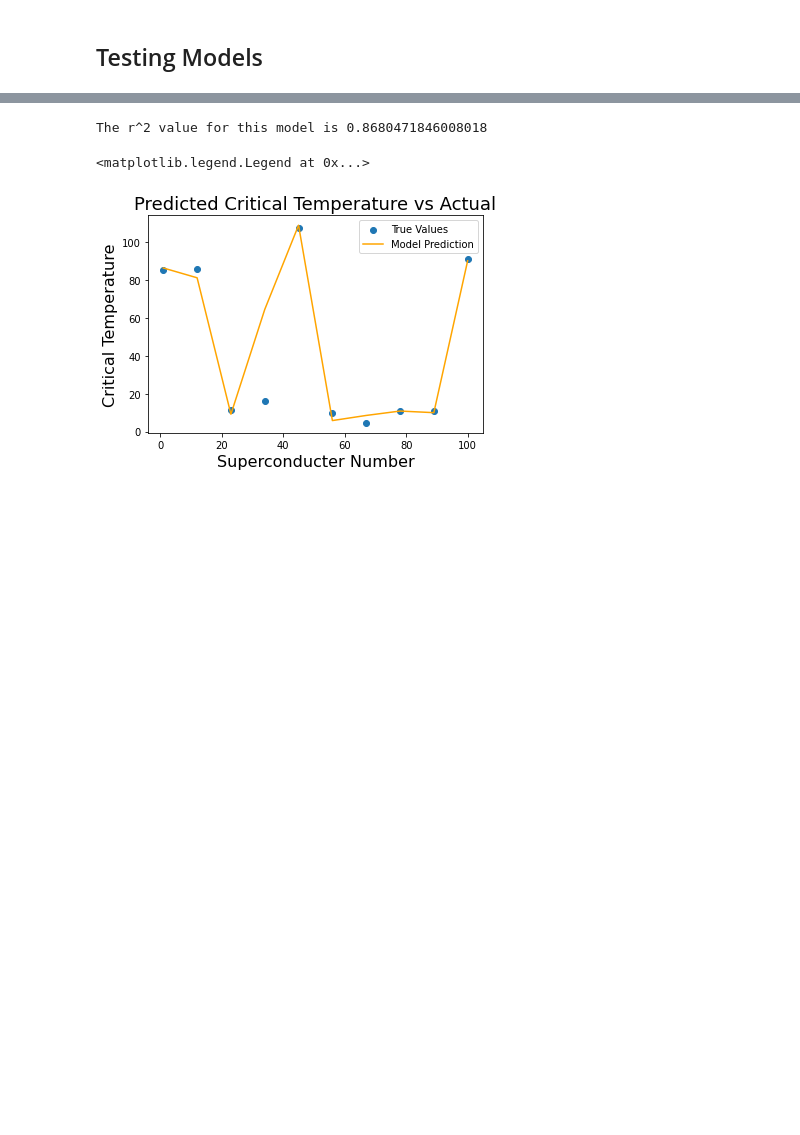
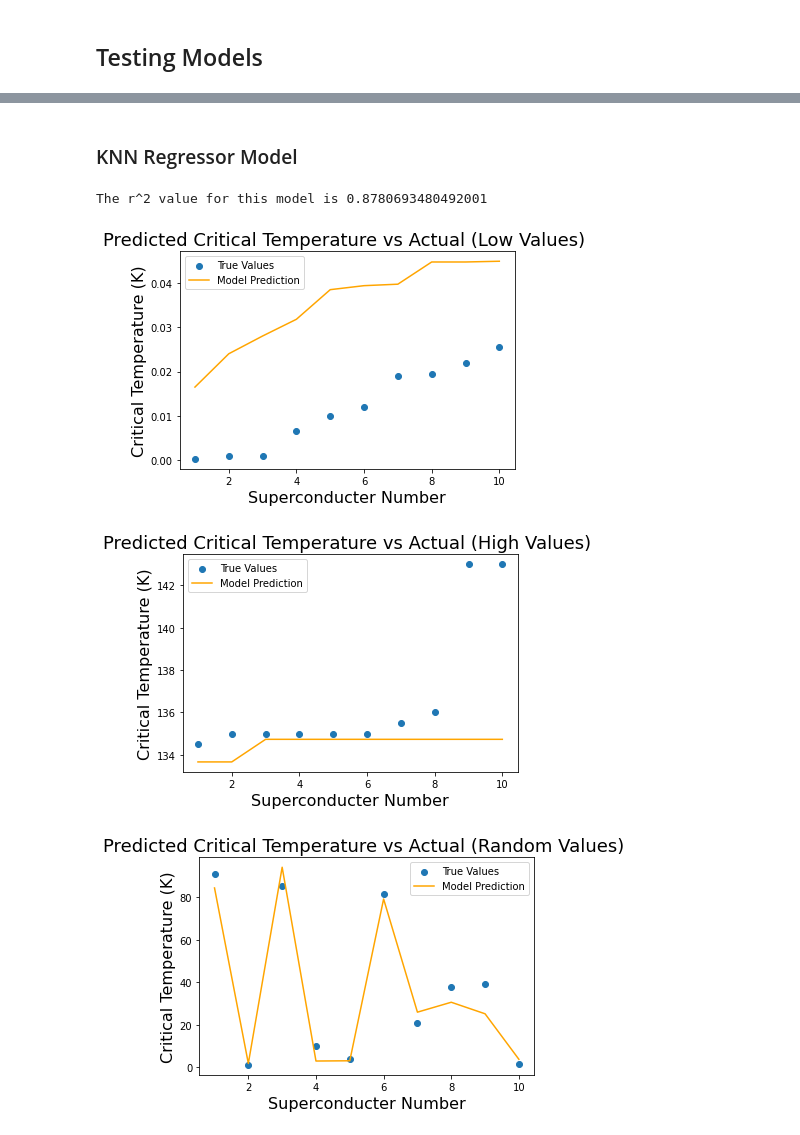
Before and after one commit to jrenning/Semiconducter_Analysis, a Jupyter notebook: main.ipynb, the cells around one changed output, grey strips where cells are left out. Cells and saved outputs as stored; diff of their text form; code cells hidden in the pictures; blank space fills up the shorter version.

Commit message:
Added some more explanations for the models and the reasoning behind them, also cleaned up some of the formatting. Added comparison graphs for low and high values to the graphs for the models

```diff
--- a/main.ipynb
+++ b/main.ipynb
@@ -51,0 +64,5 @@ df_train.info()
+# %%
+# sort data by critical temperature to have a better view of the low and high values of critical temperatures
+df_train = df_train.sort_values(by='critical_temp',axis=0)
+
+df_train
@@ -53,6 +84,10 @@ df_train.info()
 ## Selecting the Features
 # %%
 # finding the best features for the model using the ANOVA f test
+
+X = df_train.iloc[:,:81]
+y = df_train.iloc[:,-1]
+
 bestfeatures = SelectKBest(score_func=f_classif,k=5)
 fit = bestfeatures.fit(X,y)
 dfscores = pd.DataFrame(fit.scores_)
@@ -108,3 +174,5 @@ X_train,X_test,Y_train,Y_test = train_test_split(normalized_df,df_labels,random_
+# %% [markdown]
+### KNN Regressor Model
 # %%
 # basic kNN classifier
 knn = KNeighborsRegressor(n_neighbors=3)
@@ -112,20 +180,31 @@ knn.fit(X_train,Y_train)
 predicted_y = knn.predict(X_test)
 print(f'The r^2 value for this model is {knn.score(X_test,Y_test)}')
 # %% [output]
-The r^2 value for this model is 0.8680471846008018
+The r^2 value for this model is 0.8780693480492001
 # %%
+predicted_y_sample_low = sorted(predicted_y)[:10]
+true_y_sample_low = sorted(Y_test)[:10]
+predicted_y_sample_high = sorted(predicted_y)[-10:]
+true_y_sample_high = sorted(Y_test)[-10:]
 predicted_y_sample = predicted_y[:10]
 true_y_sample = Y_test[:10]
 
 
-scale = np.linspace(1,100,10)
+scale = np.linspace(1,10,10)
 
-plt.scatter(scale,true_y_sample,label='True Values')
-plt.plot(scale,predicted_y_sample,color='orange',label='Model Prediction')
-plt.ylabel('Critical Temperature',size=16)
-plt.xlabel('Superconducter Number',size=16)
-plt.title('Predicted Critical Temperature vs Actual',size=18)
-plt.legend()
+def graph(pred_sample,true_sample,section):
+    plt.scatter(scale,true_sample,label='True Values')
+    plt.plot(scale,pred_sample,color='orange',label='Model Prediction')
+    plt.ylabel('Critical Temperature (K)',size=16)
+    plt.xlabel('Superconducter Number',size=16)
+    plt.title(f'Predicted Critical Temperature vs Actual ({section}) ',size=18)
+    plt.legend()
+    plt.show()
+
+graph(predicted_y_sample_low,true_y_sample_low,'Low Values')
+graph(predicted_y_sample_high,true_y_sample_high,'High Values')
+graph(predicted_y_sample,true_y_sample,'Random Values')
 # %% [output]
-<matplotlib.legend.Legend at 0x...>
-[figure, old version]
+[figure, new version]
+[figure, added]
+[figure, added]
```
Also changed, not shown: parts of 21 cells of this notebook.
